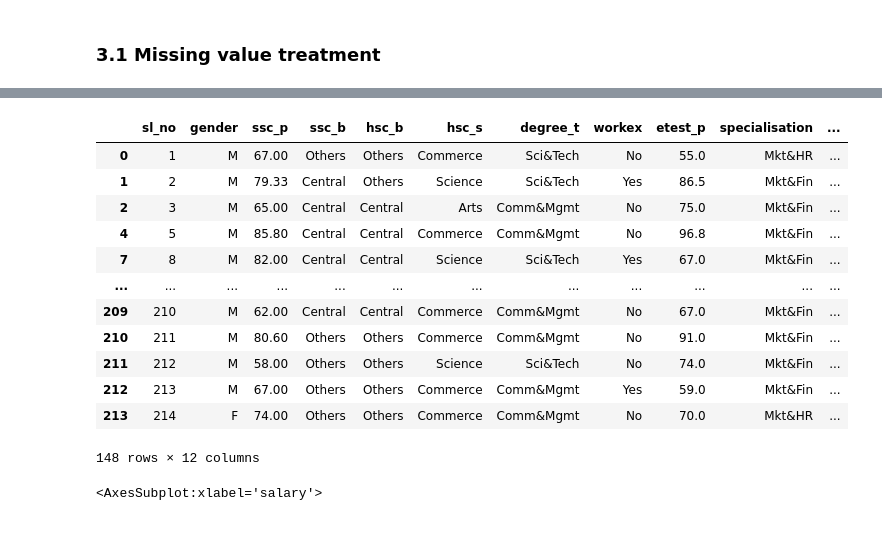
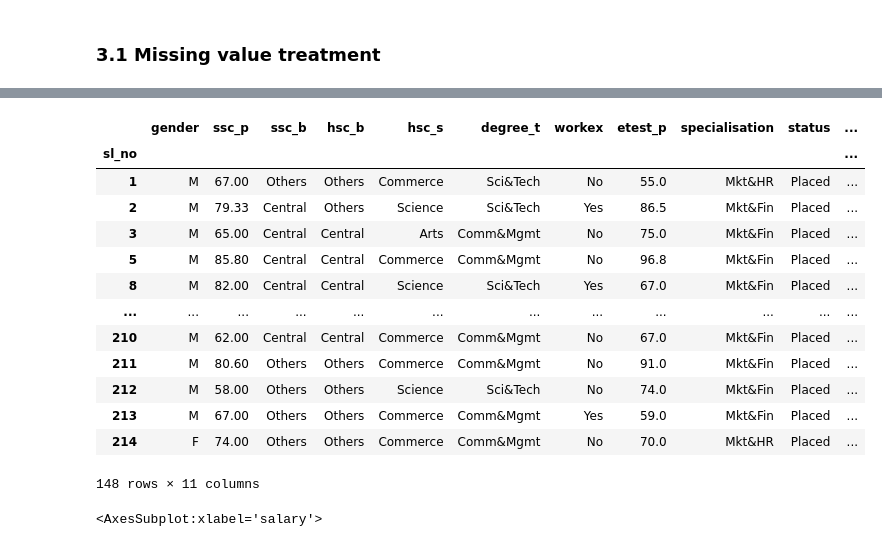
Before and after one commit to Lynne2002/campus-recruitment-linear_regression, a Jupyter notebook: index.ipynb, the cells around one changed output, grey strips where cells are left out. Cells and saved outputs as stored; diff of their text form; code cells hidden in the pictures.

```diff
--- a/index.ipynb
+++ b/index.ipynb
@@ -48,6 +48,6 @@ from sklearn.metrics import r2_score
 # %% [markdown]
 ## 1. Importing the data
 # %%
-data_df = pd.read_csv(r'/kaggle/input/factors-affecting-campus-placement/Placement_Data_Full_Class.csv')
+data_df = pd.read_csv(r'/kaggle/input/factors-affecting-campus-placement/Placement_Data_Full_Class.csv', index_col = 'sl_no')
 data_df.head(20)
 # %% [output]
@@ -263,21 +265,22 @@ transform_df_1
 # %%
 # Dropping the hsc_p, degree_p and mba_p columns
-transform_df_2 = transform_df_1.drop(['hsc_p','degree_p', 'mba_p'], axis =1)
-transform_df_2
+transform_df_1 = transform_df_1.drop(['hsc_p','degree_p', 'mba_p'], axis =1)
+transform_df_1
 # %% [output]
-|  | sl_no | gender | ssc_p | ssc_b | hsc_b | hsc_s | degree_t | workex | etest_p | specialisation | ... |
-| 0 | 1 | M | 67.00 | Others | Others | Commerce | Sci&Tech | No | 55.0 | Mkt&HR | ... |
-| 1 | 2 | M | 79.33 | Central | Others | Science | Sci&Tech | Yes | 86.5 | Mkt&Fin | ... |
-| 2 | 3 | M | 65.00 | Central | Central | Arts | Comm&Mgmt | No | 75.0 | Mkt&Fin | ... |
-| 4 | 5 | M | 85.80 | Central | Central | Commerce | Comm&Mgmt | No | 96.8 | Mkt&Fin | ... |
-| 7 | 8 | M | 82.00 | Central | Central | Science | Sci&Tech | Yes | 67.0 | Mkt&Fin | ... |
+|  | gender | ssc_p | ssc_b | hsc_b | hsc_s | degree_t | workex | etest_p | specialisation | status | ... |
+| sl_no |  |  |  |  |  |  |  |  |  |  | ... |
+| 1 | M | 67.00 | Others | Others | Commerce | Sci&Tech | No | 55.0 | Mkt&HR | Placed | ... |
+| 2 | M | 79.33 | Central | Others | Science | Sci&Tech | Yes | 86.5 | Mkt&Fin | Placed | ... |
+| 3 | M | 65.00 | Central | Central | Arts | Comm&Mgmt | No | 75.0 | Mkt&Fin | Placed | ... |
+| 5 | M | 85.80 | Central | Central | Commerce | Comm&Mgmt | No | 96.8 | Mkt&Fin | Placed | ... |
+| 8 | M | 82.00 | Central | Central | Science | Sci&Tech | Yes | 67.0 | Mkt&Fin | Placed | ... |
 | ... | ... | ... | ... | ... | ... | ... | ... | ... | ... | ... | ... |
-| 209 | 210 | M | 62.00 | Central | Central | Commerce | Comm&Mgmt | No | 67.0 | Mkt&Fin | ... |
-| 210 | 211 | M | 80.60 | Others | Others | Commerce | Comm&Mgmt | No | 91.0 | Mkt&Fin | ... |
-| 211 | 212 | M | 58.00 | Others | Others | Science | Sci&Tech | No | 74.0 | Mkt&Fin | ... |
-| 212 | 213 | M | 67.00 | Others | Others | Commerce | Comm&Mgmt | Yes | 59.0 | Mkt&Fin | ... |
-| 213 | 214 | F | 74.00 | Others | Others | Commerce | Comm&Mgmt | No | 70.0 | Mkt&HR | ... |
+| 210 | M | 62.00 | Central | Central | Commerce | Comm&Mgmt | No | 67.0 | Mkt&Fin | Placed | ... |
+| 211 | M | 80.60 | Others | Others | Commerce | Comm&Mgmt | No | 91.0 | Mkt&Fin | Placed | ... |
+| 212 | M | 58.00 | Others | Others | Science | Sci&Tech | No | 74.0 | Mkt&Fin | Placed | ... |
+| 213 | M | 67.00 | Others | Others | Commerce | Comm&Mgmt | Yes | 59.0 | Mkt&Fin | Placed | ... |
+| 214 | F | 74.00 | Others | Others | Commerce | Comm&Mgmt | No | 70.0 | Mkt&HR | Placed | ... |
-148 rows × 12 columns
+148 rows × 11 columns
 # %%
 plt.figure(figsize = (10,5))
 
```
Also changed, not shown: parts of 47 cells of this notebook.
